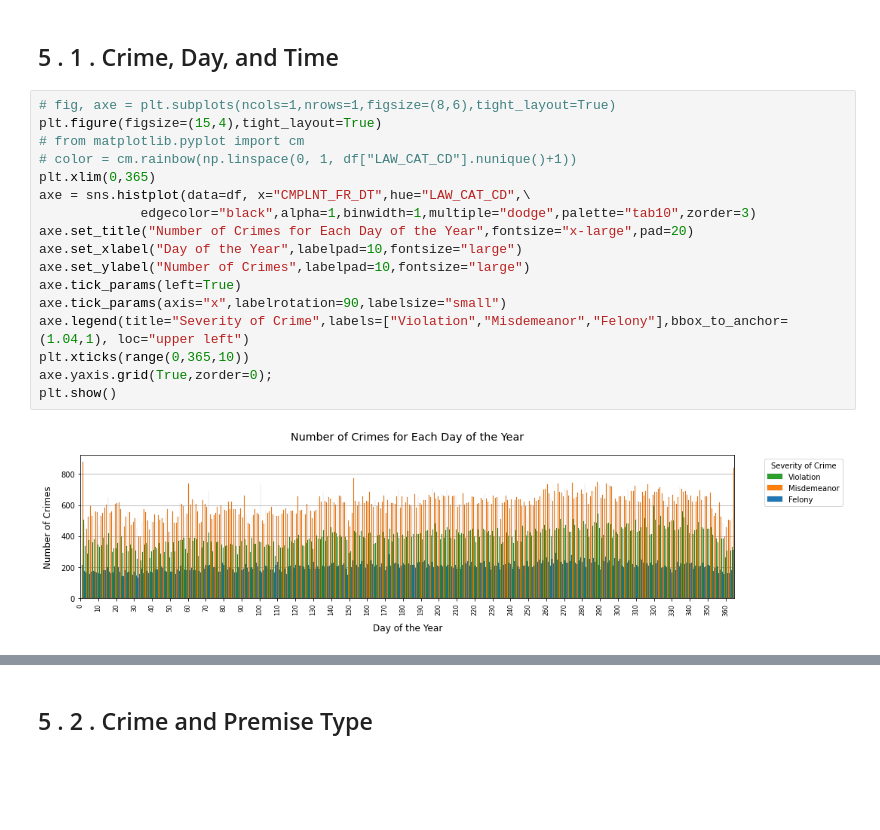
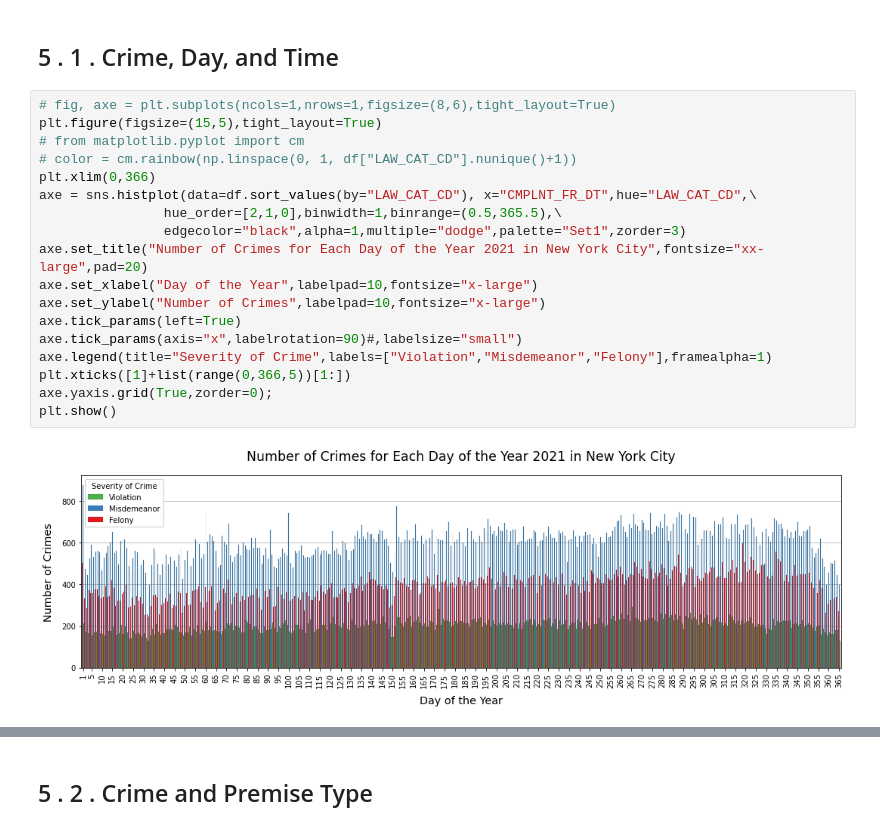
Before and after one commit to bngrossmann/new-york-crime-analysis, a Jupyter notebook: New_York_Crime_Analysis.ipynb, the cells around one changed output, grey strips where cells are left out. Drawn from its saved outputs; the diff is of its cells as text; blank space fills up the shorter version.

```diff
--- a/New_York_Crime_Analysis.ipynb
+++ b/New_York_Crime_Analysis.ipynb
@@ -724,20 +733,21 @@ memory usage: 20.1+ MB
 ## 5 . 1 . Crime, Day,  and Time
 # %%
 # fig, axe = plt.subplots(ncols=1,nrows=1,figsize=(8,6),tight_layout=True)
-plt.figure(figsize=(15,4),tight_layout=True)
+plt.figure(figsize=(15,5),tight_layout=True)
 # from matplotlib.pyplot import cm
 # color = cm.rainbow(np.linspace(0, 1, df["LAW_CAT_CD"].nunique()+1))
-plt.xlim(0,365)
-axe = sns.histplot(data=df, x="CMPLNT_FR_DT",hue="LAW_CAT_CD",\
-             edgecolor="black",alpha=1,binwidth=1,multiple="dodge",palette="tab10",zorder=3)
-axe.set_title("Number of Crimes for Each Day of the Year",fontsize="x-large",pad=20)
-axe.set_xlabel("Day of the Year",labelpad=10,fontsize="large")
-axe.set_ylabel("Number of Crimes",labelpad=10,fontsize="large")
+plt.xlim(0,366)
+axe = sns.histplot(data=df.sort_values(by="LAW_CAT_CD"), x="CMPLNT_FR_DT",hue="LAW_CAT_CD",\
+                hue_order=[2,1,0],binwidth=1,binrange=(0.5,365.5),\
+                edgecolor="black",alpha=1,multiple="dodge",palette="Set1",zorder=3)
+axe.set_title("Number of Crimes for Each Day of the Year 2021 in New York City",fontsize="xx-large",pad=20)
+axe.set_xlabel("Day of the Year",labelpad=10,fontsize="x-large")
+axe.set_ylabel("Number of Crimes",labelpad=10,fontsize="x-large")
 axe.tick_params(left=True)
-axe.tick_params(axis="x",labelrotation=90,labelsize="small")
-axe.legend(title="Severity of Crime",labels=["Violation","Misdemeanor","Felony"],bbox_to_anchor=(1.04,1), loc="upper left")
-plt.xticks(range(0,365,10))
+axe.tick_params(axis="x",labelrotation=90)#,labelsize="small")
+axe.legend(title="Severity of Crime",labels=["Violation","Misdemeanor","Felony"],framealpha=1)
+plt.xticks([1]+list(range(0,366,5))[1:])
 axe.yaxis.grid(True,zorder=0);
 plt.show()
 # %% [output]
-[figure, old version]
+[figure, new version]
```
Also changed, not shown: parts of 21 cells of this notebook.
